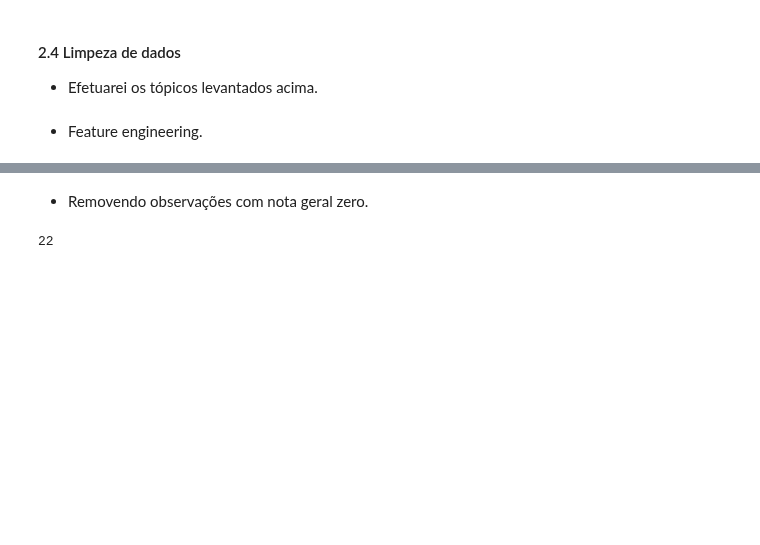
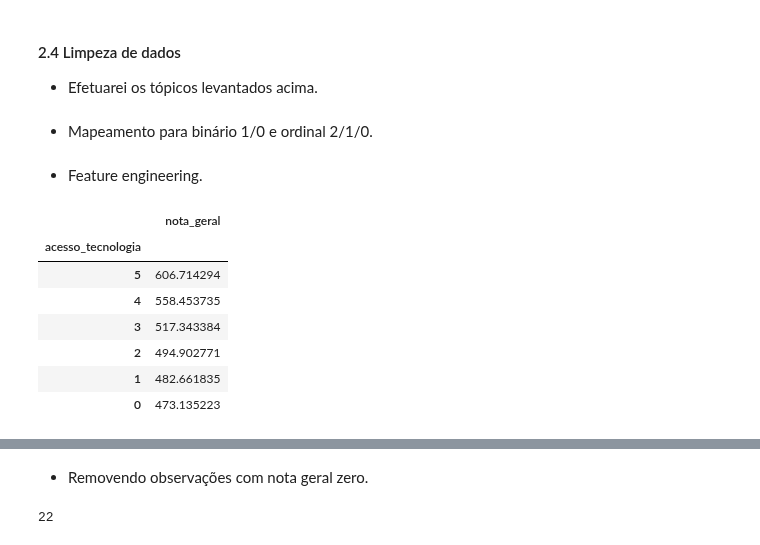
Before and after one commit to allmeidaapedro/Enem-Analysis, a Jupyter notebook: notebooks/3_modelling_desempenho.ipynb, the cells around one changed output, grey strips where cells are left out. Drawn from its saved outputs; the diff is of its cells as text; code cells hidden in the pictures; blank space fills up the shorter version.

```diff
--- a/notebooks/3_modelling_desempenho.ipynb
+++ b/notebooks/3_modelling_desempenho.ipynb
@@ -193,3 +199,5 @@ Name: proportion, dtype: float64)
 # %%
 # Creating a copy of the dataframe to procceed for data cleaning and next steps.
 clean_df = df.copy()
+# %% [markdown]
+- Mapeamento para binário 1/0 e ordinal 2/1/0.
@@ -213,3 +229,43 @@ def define_regions(x):
         return 'Centro-Oeste'
 
 clean_df['regiao'] = clean_df['uf_prova'].apply(define_regions)
+
+# Creating a variable that indicates the student's access to technology.
+clean_df['acesso_tecnologia'] = clean_df['acesso_internet_em_casa'] + clean_df['possui_celular_em_casa'] + clean_df['possui_computador_em_casa']
+
+# Creating a variable that indicates the income per people at home.
+# Mapping income categories to numeric values
+income_mapping = {
+    'Até R$ 1.212,00': 1212,
+    'Nenhuma Renda': 0,
+    'R$ 1.818,01 - R$ 3.030,00': (1818 + 3030) / 2,
+    'R$ 1.212,01 - R$ 1.818,00': (1212 + 1818) / 2,
+    'R$ 3.030,01 - R$ 4.848,00': (3030 + 4848) / 2,
+    'R$ 4.848,01 - R$ 7.272,00': (4848 + 7272) / 2,
+    'R$ 7.272,01 - R$ 10.908,00': (7272 + 10908) / 2,
+    'Acima de R$ 24.240,00': 24240,
+    'R$ 18.180,01 - R$ 24.240,00': (18180 + 24240) / 2,
+    'R$ 10.908,01 - R$ 18.180,00': (10908 + 18180) / 2
+}
+
+# Map income categories to numeric values
+clean_df['renda_numerica'] = clean_df['renda_familiar_mensal'].map(income_mapping).astype('int32')
+
+# Calculate income per person
+clean_df['renda_por_pessoa'] = (clean_df['renda_numerica'] / clean_df['numero_pessoas_em_casa']).astype('float32')
+
+# Binning number of people at home variable.
+clean_df['numero_pessoas_em_casa'] = pd.cut(clean_df['numero_pessoas_em_casa'],
+                                            bins=[1, 3, 5, 10, 20],
+                                            labels=['1 a 3', '4 a 5', '6 a 10', '11 a 20'], include_lowest=True)
+# %%
+clean_df.groupby(['acesso_tecnologia'])[['nota_geral']].mean().sort_values(by=['nota_geral'], ascending=False)
+# %% [output]
+|  | nota_geral |
+| acesso_tecnologia |  |
+| 5 | 606.714294 |
+| 4 | 558.453735 |
+| 3 | 517.343384 |
+| 2 | 494.902771 |
+| 1 | 482.661835 |
+| 0 | 473.135223 |
```
Also changed, not shown: parts of 30 cells of this notebook, 2 other files.
